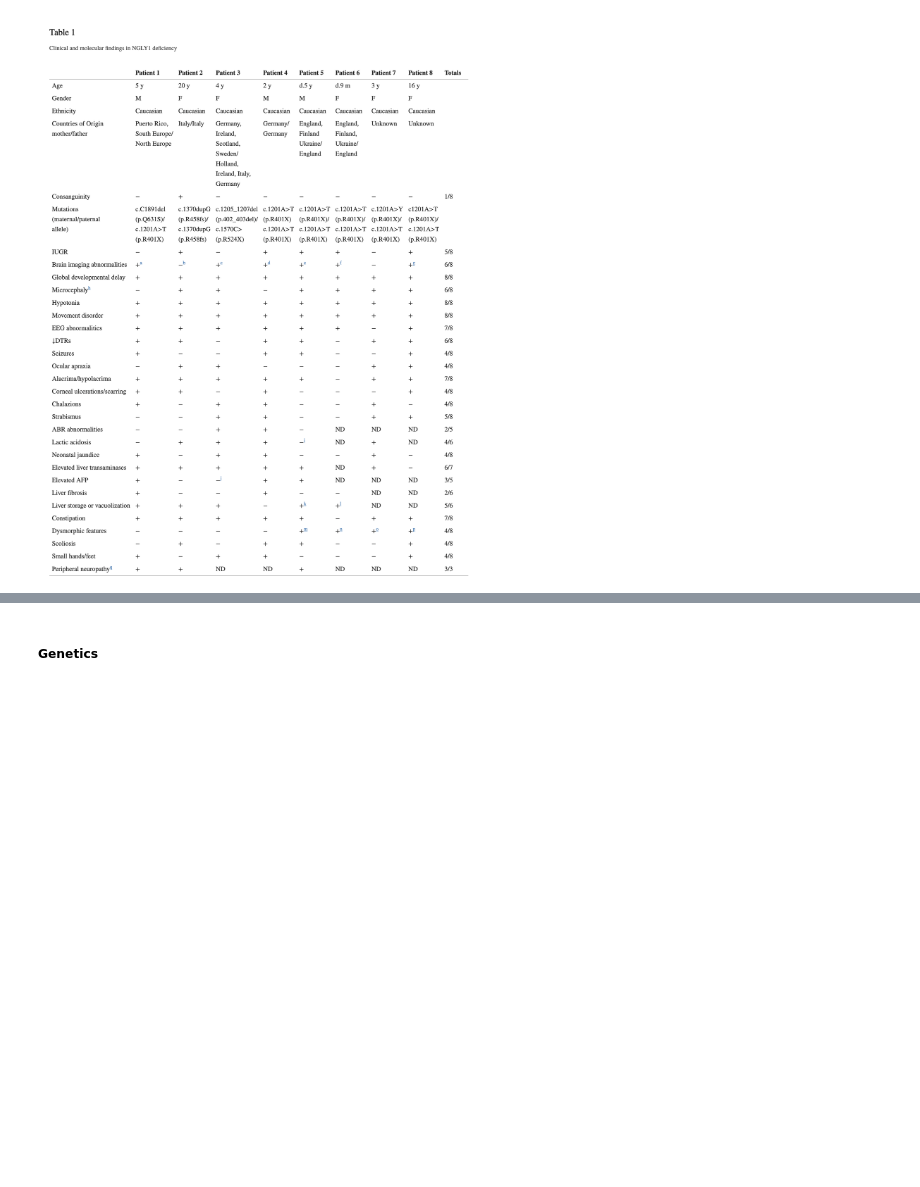
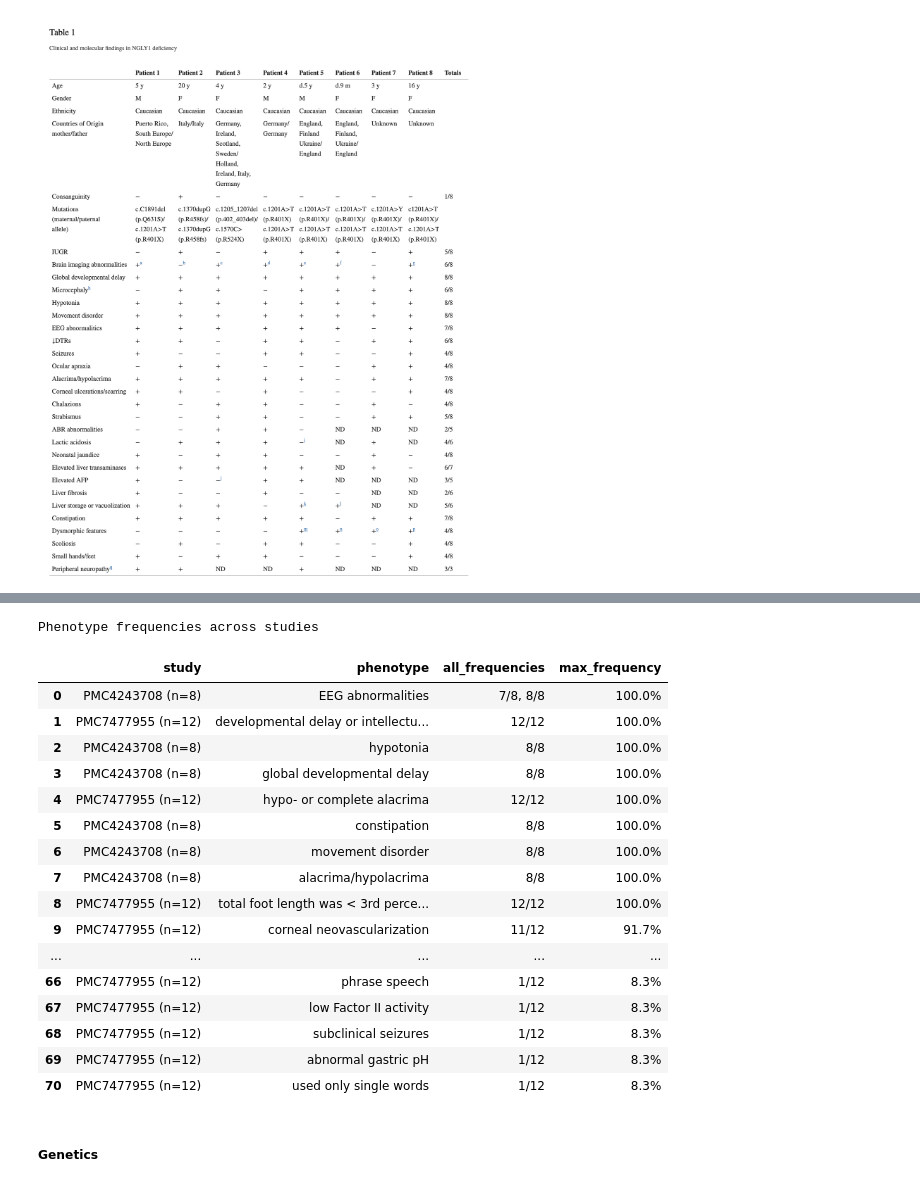
Before and after one commit to eric-czech/ngly1-gpt, a Jupyter notebook: ngly1_gpt/notebooks/patient_extraction.ipynb, the cells around one changed output, grey strips where cells are left out. Drawn from its saved outputs; the diff is of its cells as text; code cells hidden in the pictures; blank space fills up the shorter version.

```diff
--- a/ngly1_gpt/notebooks/patient_extraction.ipynb
+++ b/ngly1_gpt/notebooks/patient_extraction.ipynb
@@ -465,3 +571,45 @@ Image("ngly1_gpt/notebooks/images/PMC4243708_table_1.png", width=1200)
+# %%
+(
+    phenotype_frequencies
+    # .pipe(lambda df: df[df['phenotype'] != utils.NGLY1_DEFICIENCY])
+    .assign(n_study_patients=lambda df: df['doc_id'].map(study_size))
+    .assign(frequency=lambda df: df['n_patients'] / df['n_study_patients'])
+    .assign(frequency_str=lambda df: df.apply(lambda r: f"{r['n_patients']}/{r['n_study_patients']}", axis=1))
+    .assign(study=lambda df: df['doc_id'] + ' (n=' + df['n_study_patients'].astype(str) + ')')
+    .groupby(['study', 'phenotype'])
+    .agg(
+        all_frequencies=('frequency_str', 'unique'),
+        max_frequency=('frequency', 'max'),
+    )
+    .assign(all_frequencies=lambda df: df['all_frequencies'].apply(lambda v: ", ".join(v)))
+    .sort_values('max_frequency', ascending=False)
+    .reset_index()
+    .style
+    .applymap(lambda v: utils.study_style(v), subset='study')
+    .applymap(lambda v: 'background-color: #7f7f7f; color: white', subset=['phenotype', 'all_frequencies'])
+    .bar(subset=['max_frequency'], color='#17becf')
+    .format('{:.1%}', subset=['max_frequency'])
+    .set_caption('Phenotype frequencies across studies')
+)
+# %% [output]
+Phenotype frequencies across studies
+|  | study | phenotype | all_frequencies | max_frequency |
+| 0 | PMC4243708 (n=8) | EEG abnormalities | 7/8, 8/8 | 100.0% |
+| 1 | PMC7477955 (n=12) | developmental delay or intellectu... | 12/12 | 100.0% |
+| 2 | PMC4243708 (n=8) | hypotonia | 8/8 | 100.0% |
+| 3 | PMC4243708 (n=8) | global developmental delay | 8/8 | 100.0% |
+| 4 | PMC7477955 (n=12) | hypo- or complete alacrima | 12/12 | 100.0% |
+| 5 | PMC4243708 (n=8) | constipation | 8/8 | 100.0% |
+| 6 | PMC4243708 (n=8) | movement disorder | 8/8 | 100.0% |
+| 7 | PMC4243708 (n=8) | alacrima/hypolacrima | 8/8 | 100.0% |
+| 8 | PMC7477955 (n=12) | total foot length was < 3rd perce... | 12/12 | 100.0% |
+| 9 | PMC7477955 (n=12) | corneal neovascularization | 11/12 | 91.7% |
+| ... | ... | ... | ... | ... |
+| 66 | PMC7477955 (n=12) | phrase speech | 1/12 | 8.3% |
+| 67 | PMC7477955 (n=12) | low Factor II activity | 1/12 | 8.3% |
+| 68 | PMC7477955 (n=12) | subclinical seizures | 1/12 | 8.3% |
+| 69 | PMC7477955 (n=12) | abnormal gastric pH | 1/12 | 8.3% |
+| 70 | PMC7477955 (n=12) | used only single words | 1/12 | 8.3% |
 # %% [markdown]
 ##### Genetics
 # %%
```
Also changed, not shown: parts of 9 cells of this notebook, 6 other files.
